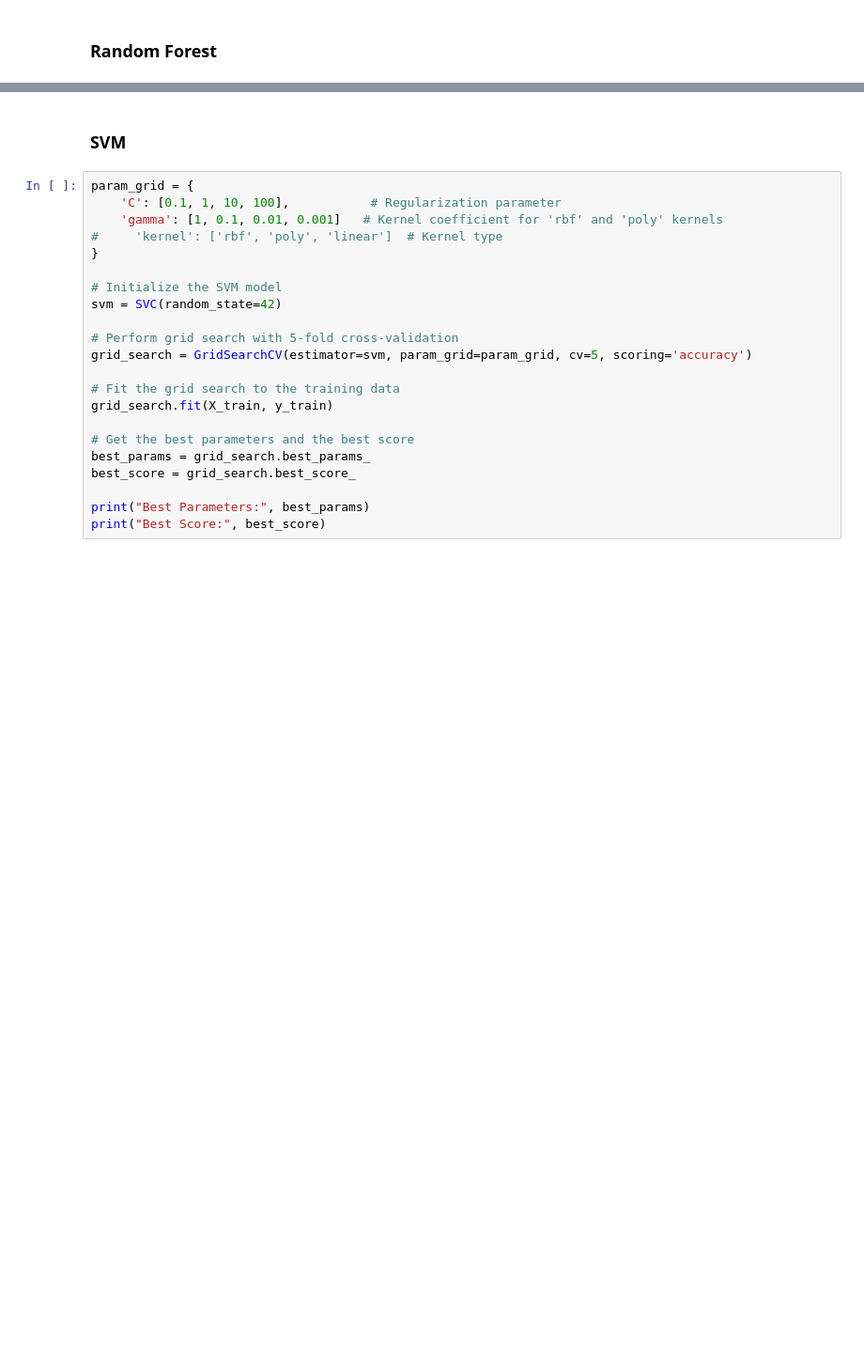
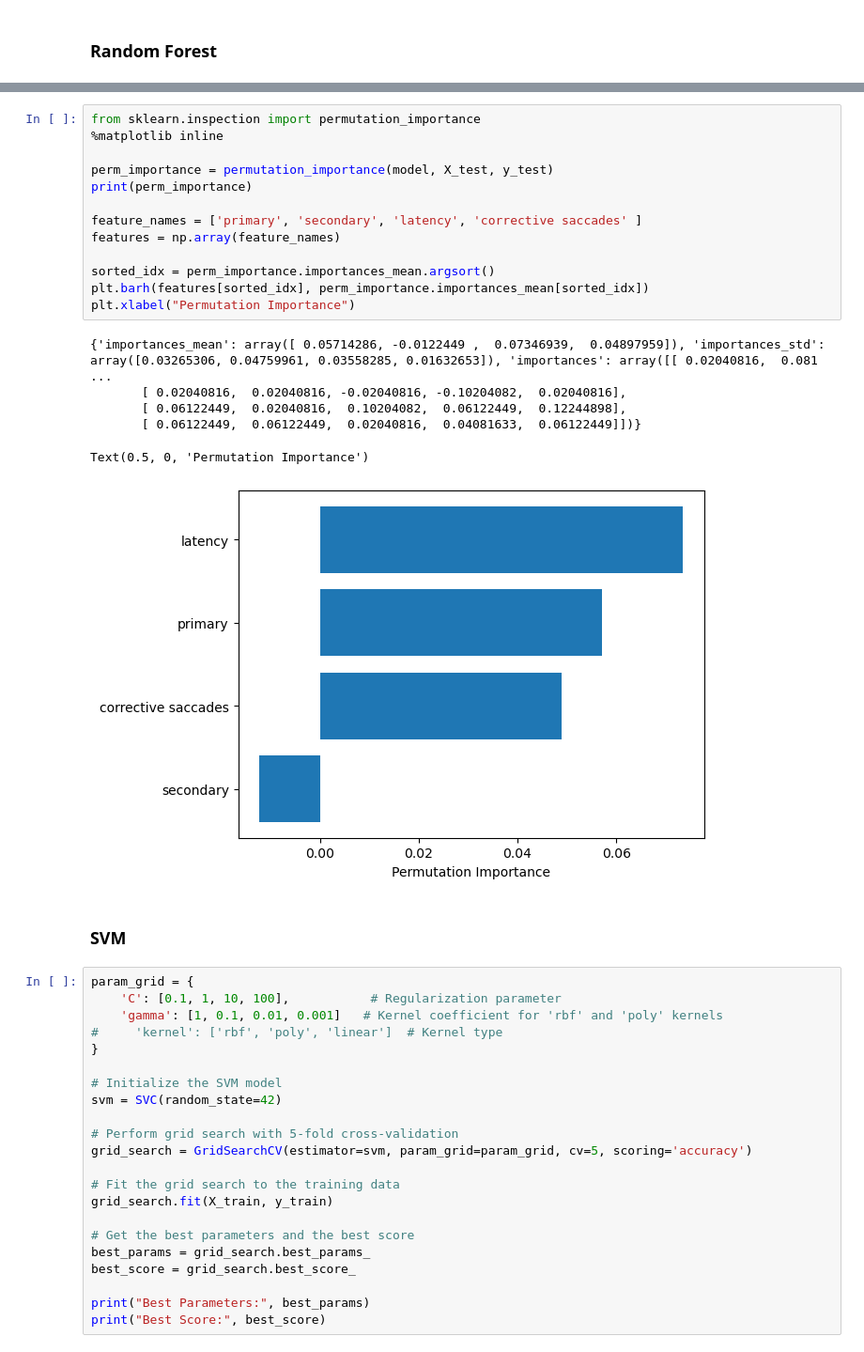
Before and after one commit to AI4VSLab/amblyopia, a Jupyter notebook: MLModels-Balanced Data.ipynb, the cells around one changed output, grey strips where cells are left out. Shown at 94% size. Cells and saved outputs as stored; diff of their text form; blank space fills up the shorter version.

```diff
--- a/MLModels-Balanced Data.ipynb
+++ b/MLModels-Balanced Data.ipynb
@@ -172,3 +193,23 @@ Best Score: 0.5157894736842106
+# %%
+from sklearn.inspection import permutation_importance
+%matplotlib inline
+
+perm_importance = permutation_importance(model, X_test, y_test)
+print(perm_importance)
+
+feature_names = ['primary', 'secondary', 'latency', 'corrective saccades' ]
+features = np.array(feature_names)
+
+sorted_idx = perm_importance.importances_mean.argsort()
+plt.barh(features[sorted_idx], perm_importance.importances_mean[sorted_idx])
+plt.xlabel("Permutation Importance")
+# %% [output]
+{'importances_mean': array([ 0.05714286, -0.0122449 ,  0.07346939,  0.04897959]), 'importances_std': array([0.03265306, 0.04759961, 0.03558285, 0.01632653]), 'importances': array([[ 0.02040816,  0.081 ...
+       [ 0.02040816,  0.02040816, -0.02040816, -0.10204082,  0.02040816],
+       [ 0.06122449,  0.02040816,  0.10204082,  0.06122449,  0.12244898],
+       [ 0.06122449,  0.06122449,  0.02040816,  0.04081633,  0.06122449]])}
+Text(0.5, 0, 'Permutation Importance')
+[figure, added]
 # %% [markdown]
 ### SVM
 # %%
```
Also changed, not shown: parts of 39 cells of this notebook.
